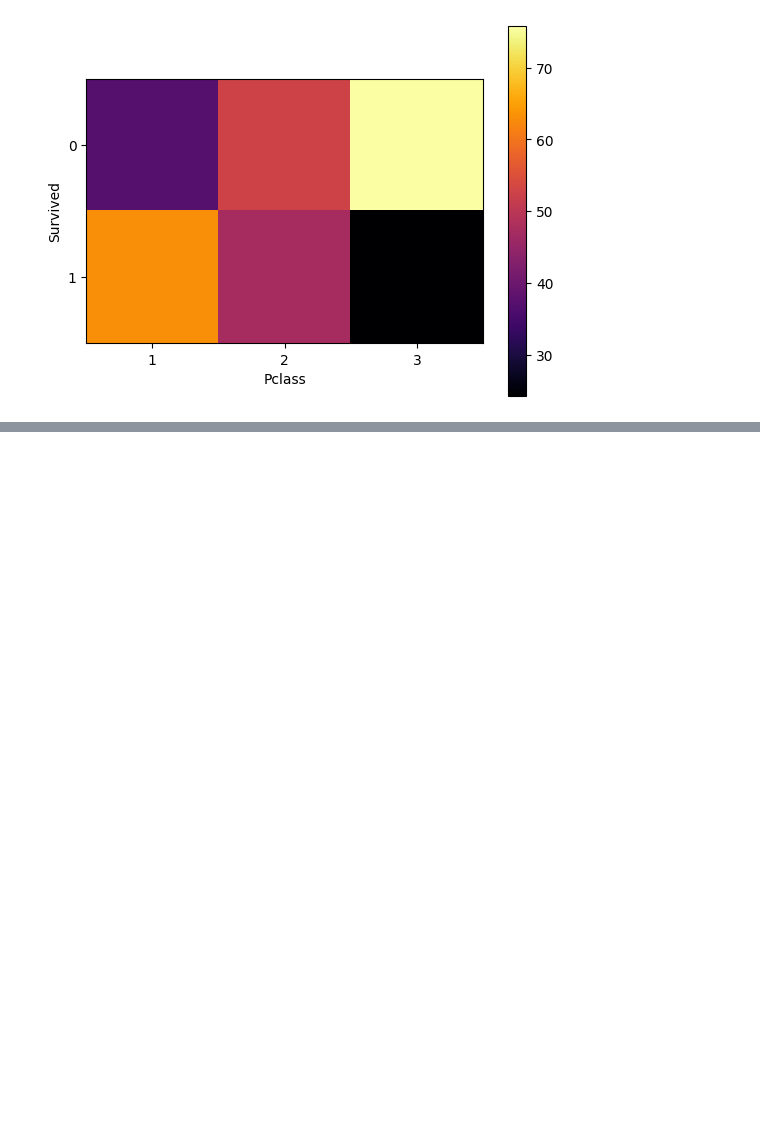
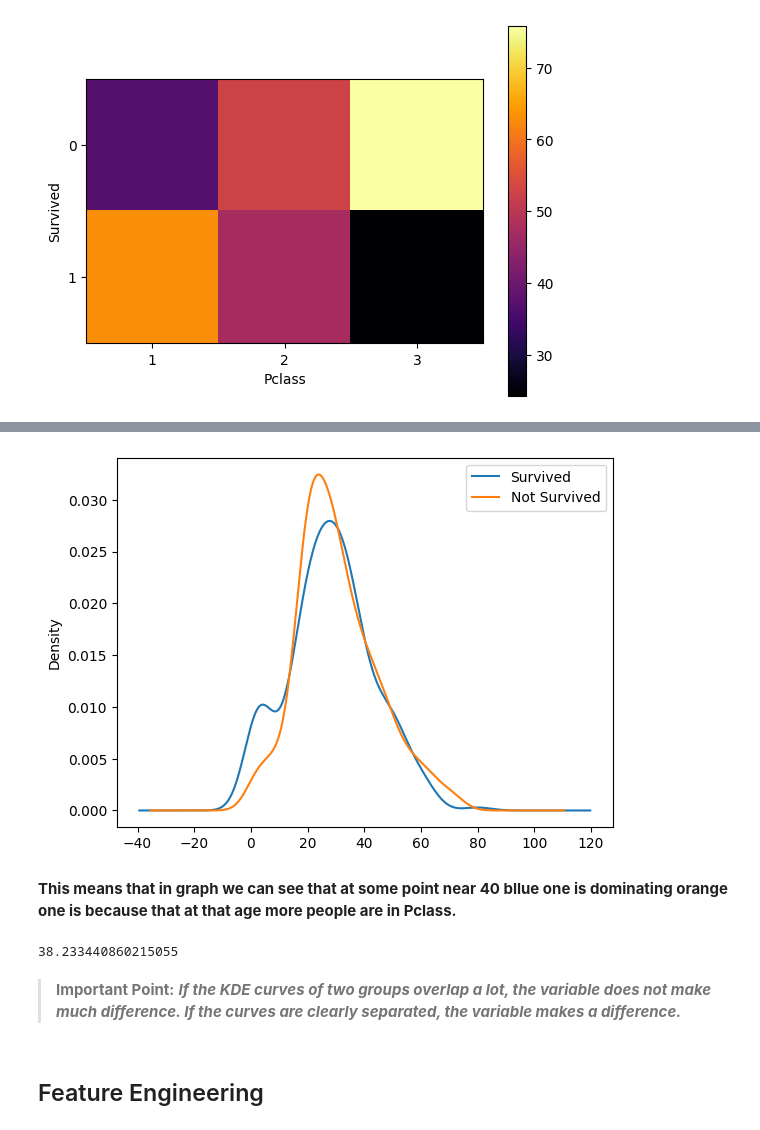
Before and after one commit to SyedAnasAzim/Data-Analysis, a Jupyter notebook: Data Analysis Process/03-DAP-Exploratory Data Analysis.ipynb, the cells around one changed output, grey strips where cells are left out. Saved outputs shown, nothing was run; the diff lists cells and outputs as text; code cells hidden in the pictures; blank space fills up the shorter version.

```diff
--- a/Data Analysis Process/03-DAP-Exploratory Data Analysis.ipynb
+++ b/Data Analysis Process/03-DAP-Exploratory Data Analysis.ipynb
@@ -600,0 +671,18 @@ print(list(colormaps))
+# %%
+df[df["Survived"] == 1]["Age"].plot(kind="kde",label="Survived")
+df[df["Survived"] == 0]["Age"].plot(kind="kde",label="Not Survived")
+plt.legend()
+plt.show()
+# %% [output]
+[figure, added]
+# %% [markdown]
+**This means that in graph we can see that at some point near 40 bllue one is dominating orange one is because that at that age more people are in Pclass.**
+# %%
+df[df["Pclass"]==1]["Age"].mean()
+# %% [output]
+38.233440860215055
+# %% [markdown]
+> **Important Point:**
+***If the KDE curves of two groups overlap a lot, the variable does not make much difference. If the curves are clearly separated, the variable makes a difference.***
+# %% [markdown]
+## Feature Engineering
```
Also changed, not shown: parts of 54 cells of this notebook.
